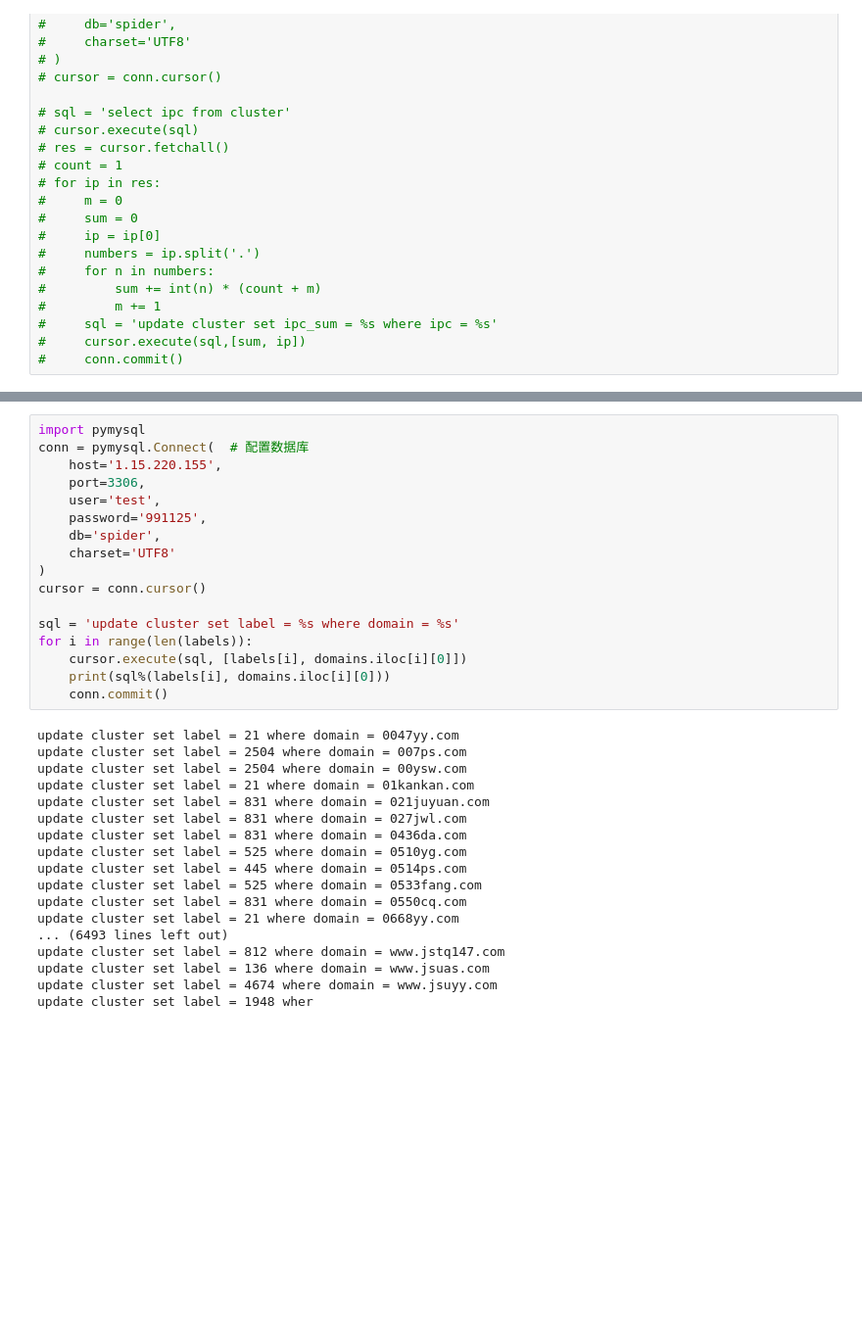
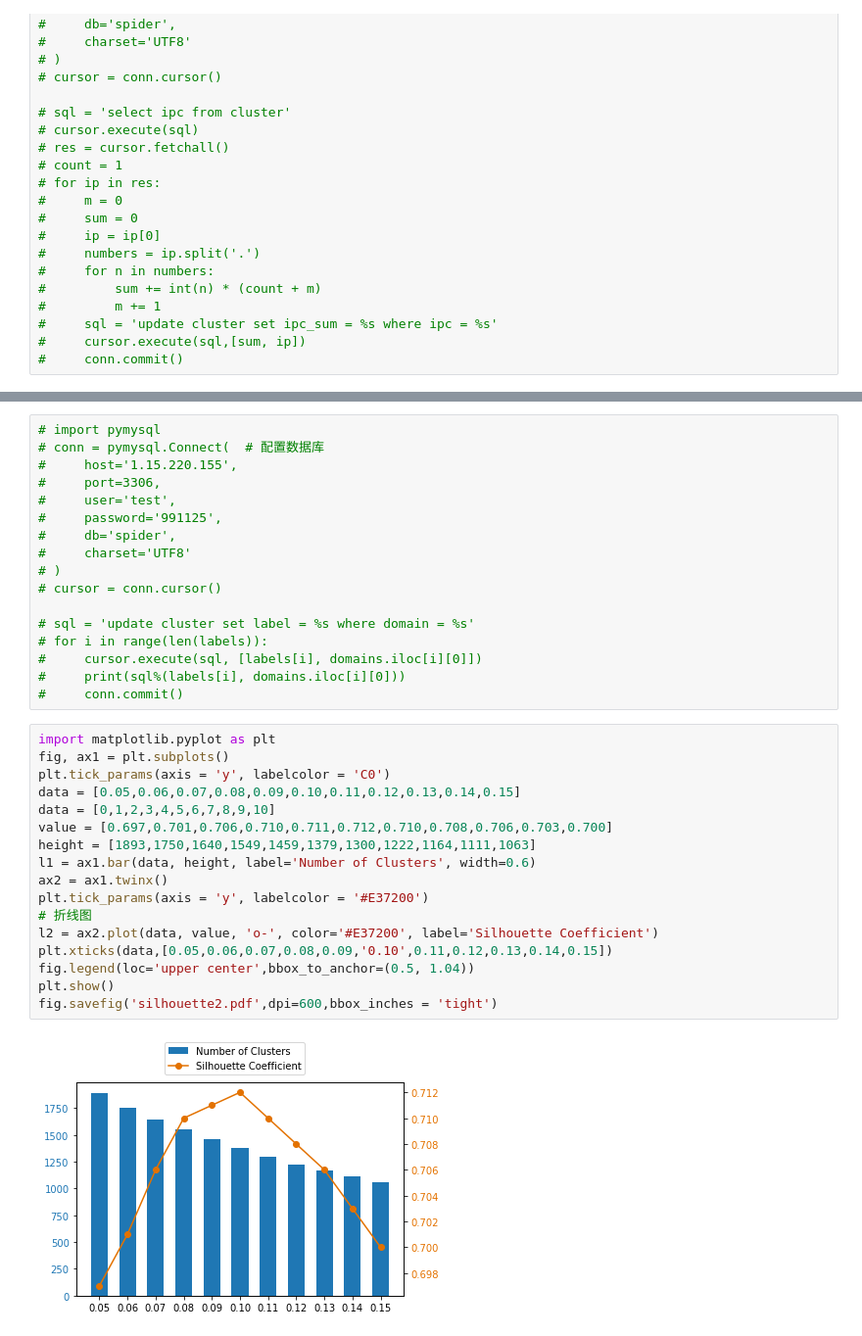
Before and after one commit to 1TreeForest/CyberRange, a Jupyter notebook: cluster/clustering.ipynb, the cells around one changed output, grey strips where cells are left out. Shown at 98% size. Saved outputs shown, nothing was run; the diff lists cells and outputs as text; blank space fills up the shorter version.

```diff
--- a/cluster/clustering.ipynb
+++ b/cluster/clustering.ipynb
@@ -164,35 +163,36 @@ print(hopkins_statistic(pd.DataFrame(X)))
 # %%
-import pymysql
-conn = pymysql.Connect(  # 配置数据库
-    host='1.15.220.155',
-    port=3306,
-    user='test',
-    password='991125',
-    db='spider',
-    charset='UTF8'
-)
-cursor = conn.cursor()
+# import pymysql
+# conn = pymysql.Connect(  # 配置数据库
+#     host='1.15.220.155',
+#     port=3306,
+#     user='test',
+#     password='991125',
+#     db='spider',
+#     charset='UTF8'
+# )
+# cursor = conn.cursor()
 
-sql = 'update cluster set label = %s where domain = %s'
-for i in range(len(labels)):
-    cursor.execute(sql, [labels[i], domains.iloc[i][0]])
-    print(sql%(labels[i], domains.iloc[i][0]))
-    conn.commit()
+# sql = 'update cluster set label = %s where domain = %s'
+# for i in range(len(labels)):
+#     cursor.execute(sql, [labels[i], domains.iloc[i][0]])
+#     print(sql%(labels[i], domains.iloc[i][0]))
+#     conn.commit()
-# %% [output]
-update cluster set label = 21 where domain = 0047yy.com
-update cluster set label = 2504 where domain = 007ps.com
-update cluster set label = 2504 where domain = 00ysw.com
-update cluster set label = 21 where domain = 01kankan.com
-update cluster set label = 831 where domain = 021juyuan.com
-update cluster set label = 831 where domain = 027jwl.com
-update cluster set label = 831 where domain = 0436da.com
-update cluster set label = 525 where domain = 0510yg.com
-update cluster set label = 445 where domain = 0514ps.com
-update cluster set label = 525 where domain = 0533fang.com
-update cluster set label = 831 where domain = 0550cq.com
-update cluster set label = 21 where domain = 0668yy.com
-... (6493 lines left out)
-update cluster set label = 812 where domain = www.jstq147.com
-update cluster set label = 136 where domain = www.jsuas.com
-update cluster set label = 4674 where domain = www.jsuyy.com
-update cluster set label = 1948 wher
+# %%
+import matplotlib.pyplot as plt
+fig, ax1 = plt.subplots()
+plt.tick_params(axis = 'y', labelcolor = 'C0')
+data = [0.05,0.06,0.07,0.08,0.09,0.10,0.11,0.12,0.13,0.14,0.15]
+data = [0,1,2,3,4,5,6,7,8,9,10]
+value = [0.697,0.701,0.706,0.710,0.711,0.712,0.710,0.708,0.706,0.703,0.700]
+height = [1893,1750,1640,1549,1459,1379,1300,1222,1164,1111,1063]
+l1 = ax1.bar(data, height, label='Number of Clusters', width=0.6)
+ax2 = ax1.twinx()
+plt.tick_params(axis = 'y', labelcolor = '#E37200')
+# 折线图
+l2 = ax2.plot(data, value, 'o-', color='#E37200', label='Silhouette Coefficient')
+plt.xticks(data,[0.05,0.06,0.07,0.08,0.09,'0.10',0.11,0.12,0.13,0.14,0.15])
+fig.legend(loc='upper center',bbox_to_anchor=(0.5, 1.04))
+plt.show()
+fig.savefig('silhouette2.pdf',dpi=600,bbox_inches = 'tight')
+# %% [output]
+[figure, added]
```
Also changed, not shown: parts of 10 cells of this notebook, 7 other files.
